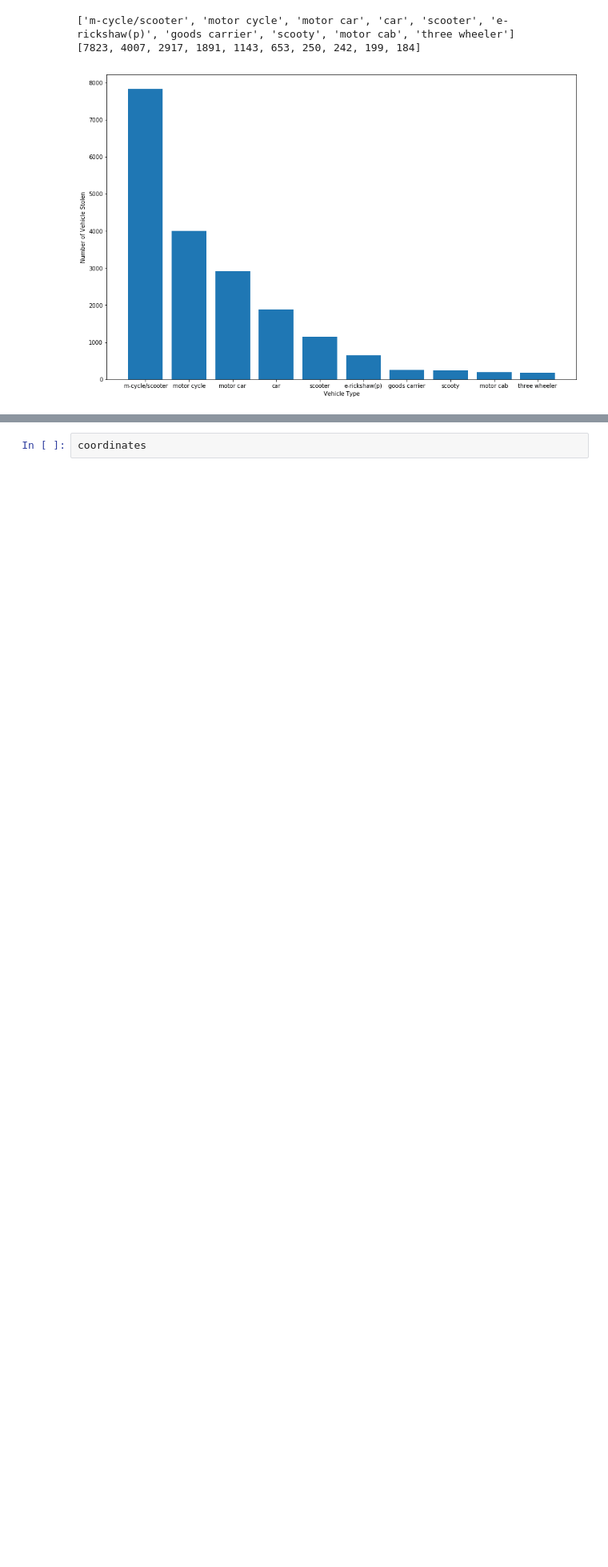
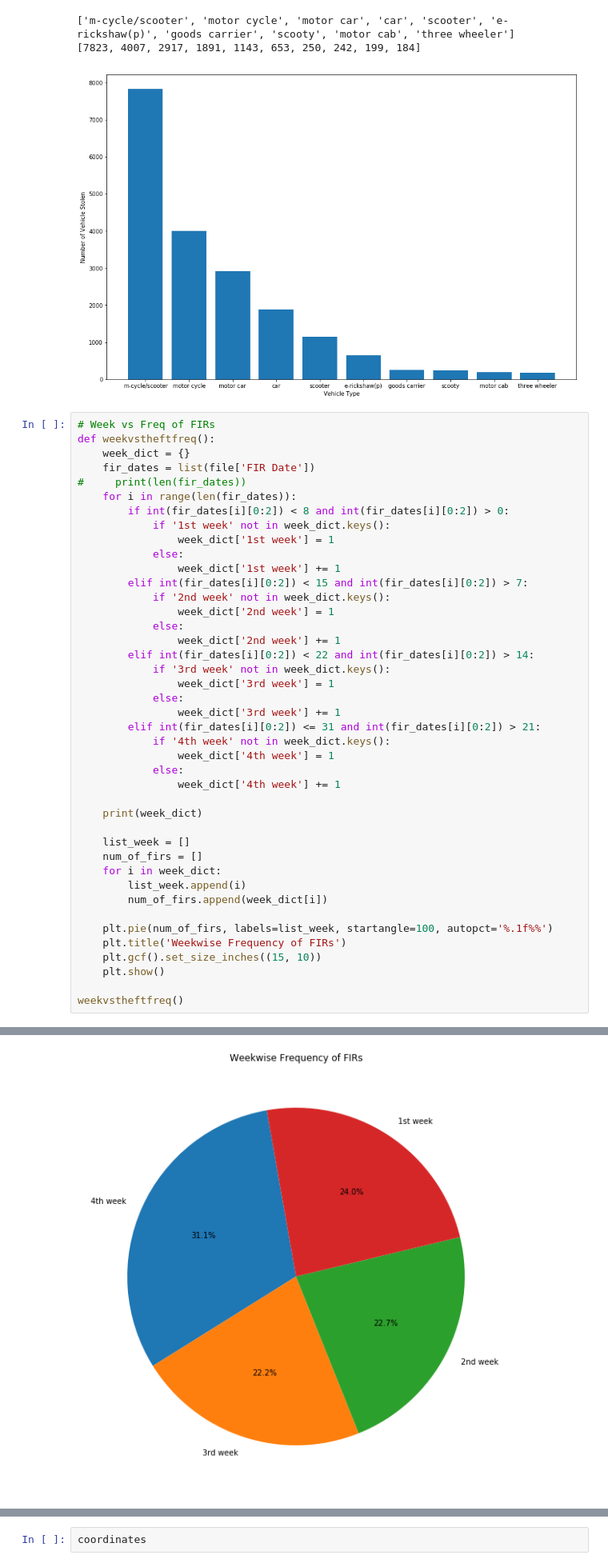
Before and after one commit to shucon/BDP-Police-FIR-Project, a Jupyter notebook: data.ipynb, the cells around one changed output, grey strips where cells are left out. Shown: that part at 80% size. Saved outputs shown, nothing was run; the diff lists cells and outputs as text; blank space fills up the shorter version.

Commit message:
Week vs Freq of FIRs added

```diff
--- a/data.ipynb
+++ b/data.ipynb
@@ -114,3 +114,46 @@ numofstolenvehicletype()
 ['m-cycle/scooter', 'motor cycle', 'motor car', 'car', 'scooter', 'e-rickshaw(p)', 'goods carrier', 'scooty', 'motor cab', 'three wheeler']
 [7823, 4007, 2917, 1891, 1143, 653, 250, 242, 199, 184]
 [figure]
+# %%
+# Week vs Freq of FIRs
+def weekvstheftfreq():
+    week_dict = {}
+    fir_dates = list(file['FIR Date'])
+#     print(len(fir_dates))
+    for i in range(len(fir_dates)):
+        if int(fir_dates[i][0:2]) < 8 and int(fir_dates[i][0:2]) > 0:
+            if '1st week' not in week_dict.keys():
+                week_dict['1st week'] = 1
+            else:
+                week_dict['1st week'] += 1
+        elif int(fir_dates[i][0:2]) < 15 and int(fir_dates[i][0:2]) > 7:
+            if '2nd week' not in week_dict.keys():
+                week_dict['2nd week'] = 1
+            else:
+                week_dict['2nd week'] += 1
+        elif int(fir_dates[i][0:2]) < 22 and int(fir_dates[i][0:2]) > 14:
+            if '3rd week' not in week_dict.keys():
+                week_dict['3rd week'] = 1
+            else:
+                week_dict['3rd week'] += 1
+        elif int(fir_dates[i][0:2]) <= 31 and int(fir_dates[i][0:2]) > 21:
+            if '4th week' not in week_dict.keys():
+                week_dict['4th week'] = 1
+            else:
+                week_dict['4th week'] += 1
+
+    print(week_dict)
+
+    list_week = []
+    num_of_firs = []
+    for i in week_dict:
+        list_week.append(i)
+        num_of_firs.append(week_dict[i])
+
+    plt.pie(num_of_firs, labels=list_week, startangle=100, autopct='%.1f%%')
+    plt.title('Weekwise Frequency of FIRs')
+    plt.gcf().set_size_inches((15, 10))
+    plt.show()
+
+weekvstheftfreq()
+# %% [output]
@@ -117,3 +161,4 @@ numofstolenvehicletype()
+[figure, added]
 # %%
 # Latitudinal Scan
 
```
Also changed, not shown: parts of 1 cell of this notebook.
